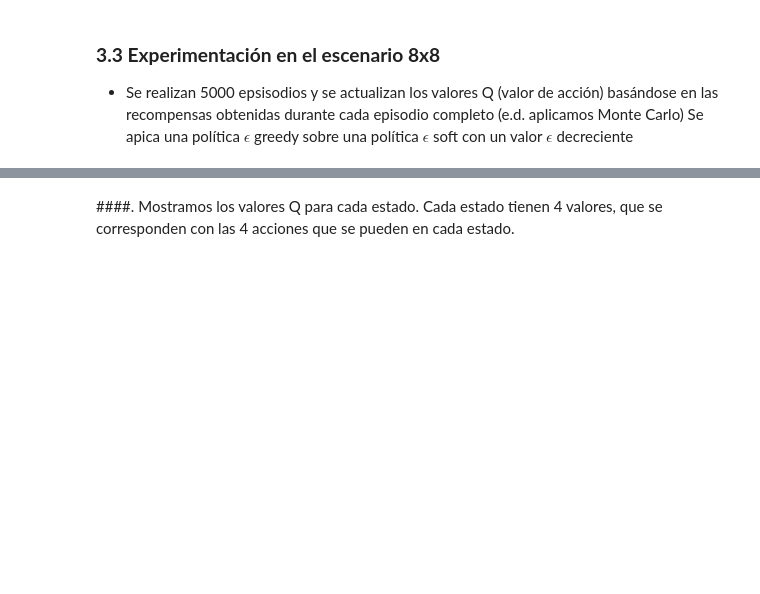
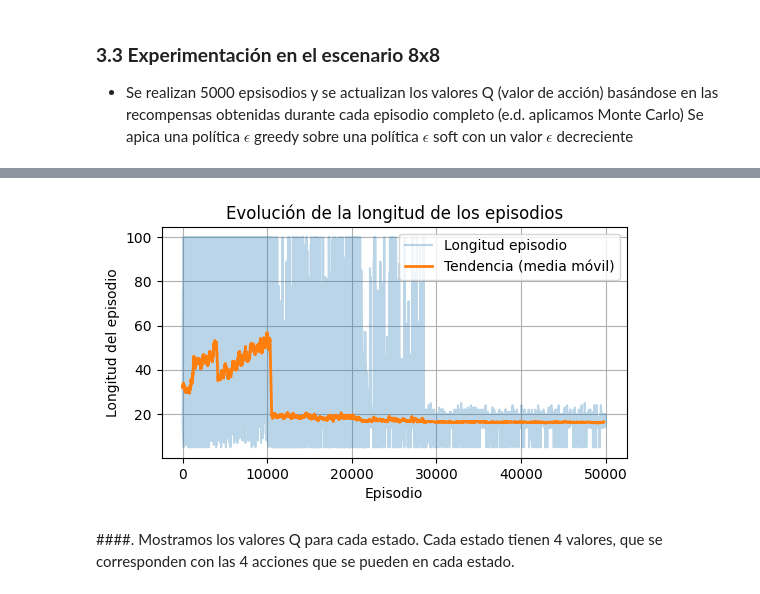
Before and after one commit to mariiam36/EML_MontesinosOlivaOuardi, a Jupyter notebook: Entornos_Complejos/MonteCarloTodasLasVisitas.ipynb, the cells around one changed output, grey strips where cells are left out. Saved outputs shown, nothing was run; the diff lists cells and outputs as text; code cells hidden in the pictures; blank space fills up the shorter version.

```diff
--- a/Entornos_Complejos/MonteCarloTodasLasVisitas.ipynb
+++ b/Entornos_Complejos/MonteCarloTodasLasVisitas.ipynb
@@ -310,3 +340,8 @@ Máxima proporcion: 0.85916
+# %%
+# NUEVA GRÁFICA
+plot_episodes(episode_lengths)
+# %% [output]
+[figure, added]
 # %% [markdown]
 ####.
 Mostramos los valores Q para cada estado. Cada estado tienen 4 valores, que se corresponden con las 4 acciones que se pueden en cada estado.
```
Also changed, not shown: parts of 10 cells of this notebook.
